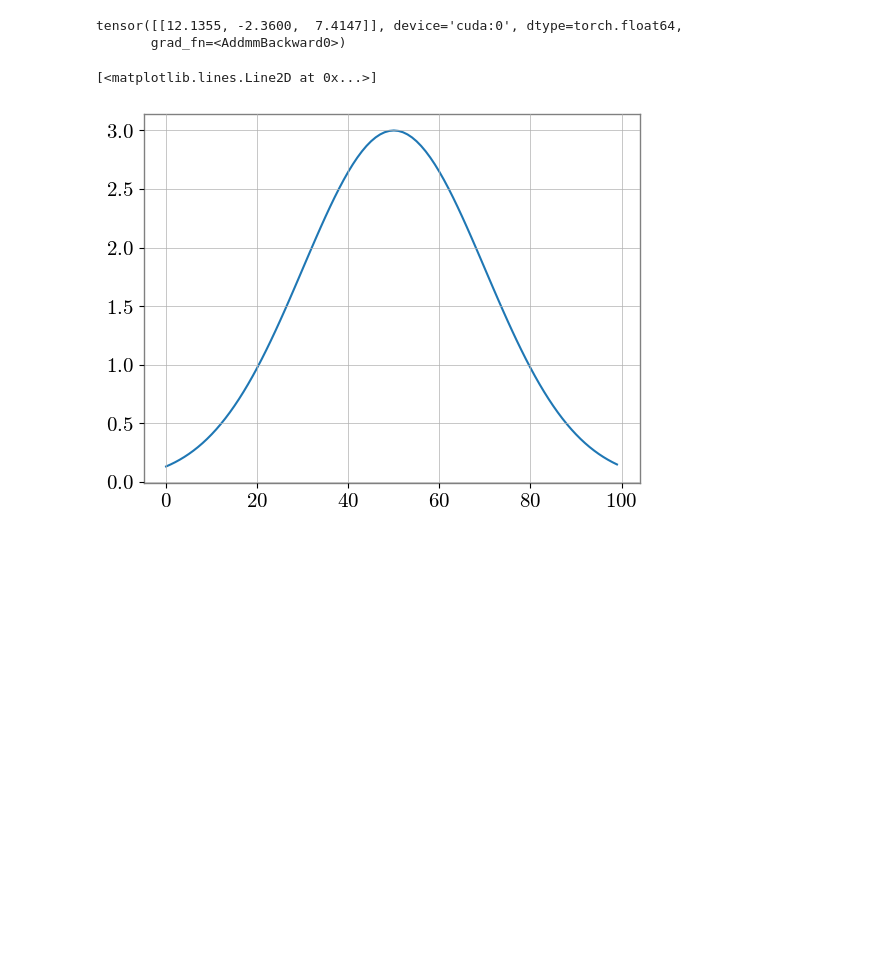
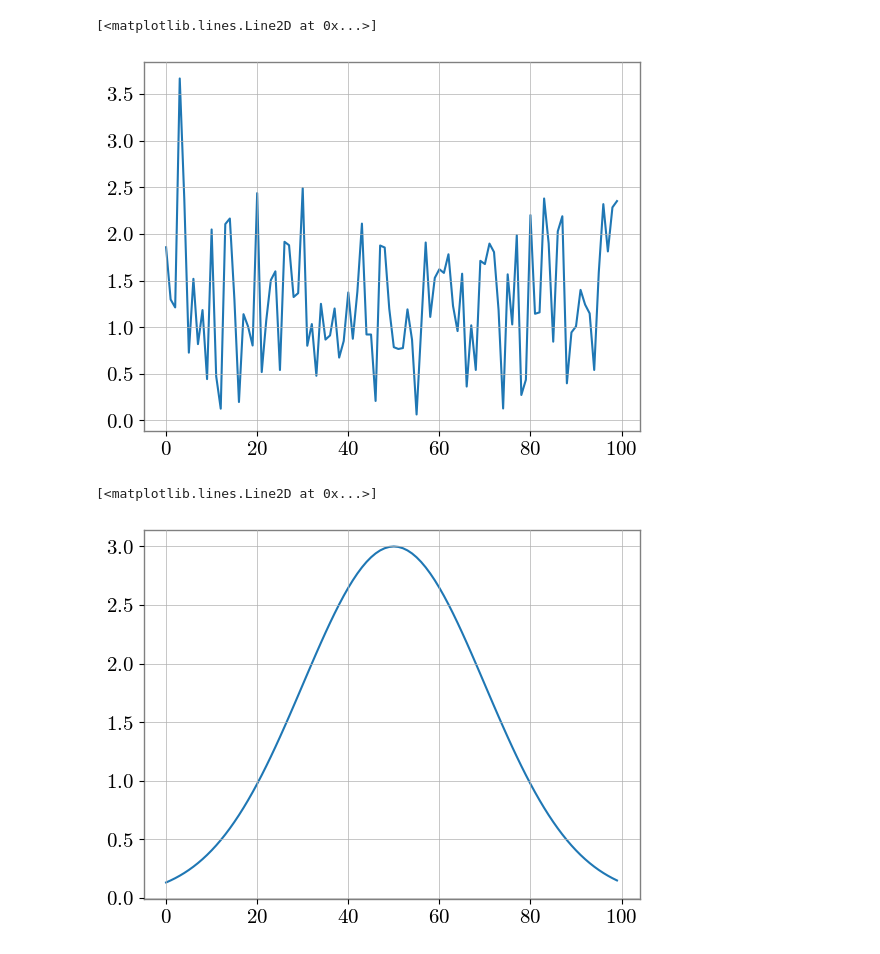
Before and after one commit to james-alvey-42/gw-mist, a Jupyter notebook: notebooks/week6/modified_networks2.ipynb, the cells around one changed output. Cells and saved outputs as stored; diff of their text form; code cells hidden in the pictures; blank space fills up the shorter version.

```diff
--- a/notebooks/week6/modified_networks2.ipynb
+++ b/notebooks/week6/modified_networks2.ipynb
@@ -389,6 +414,6 @@ plt.plot(muplot.squeeze())
 # %%
-test_theta
+plt.plot(test['x0'][0]-muplot[0])
 # %% [output]
-tensor([[12.1355, -2.3600,  7.4147]], device='cuda:0', dtype=torch.float64,
-       grad_fn=<AddmmBackward0>)
+[<matplotlib.lines.Line2D at 0x...>]
+[figure, added]
 # %%
```
Also changed, not shown: parts of 16 cells of this notebook, 3 other files.
